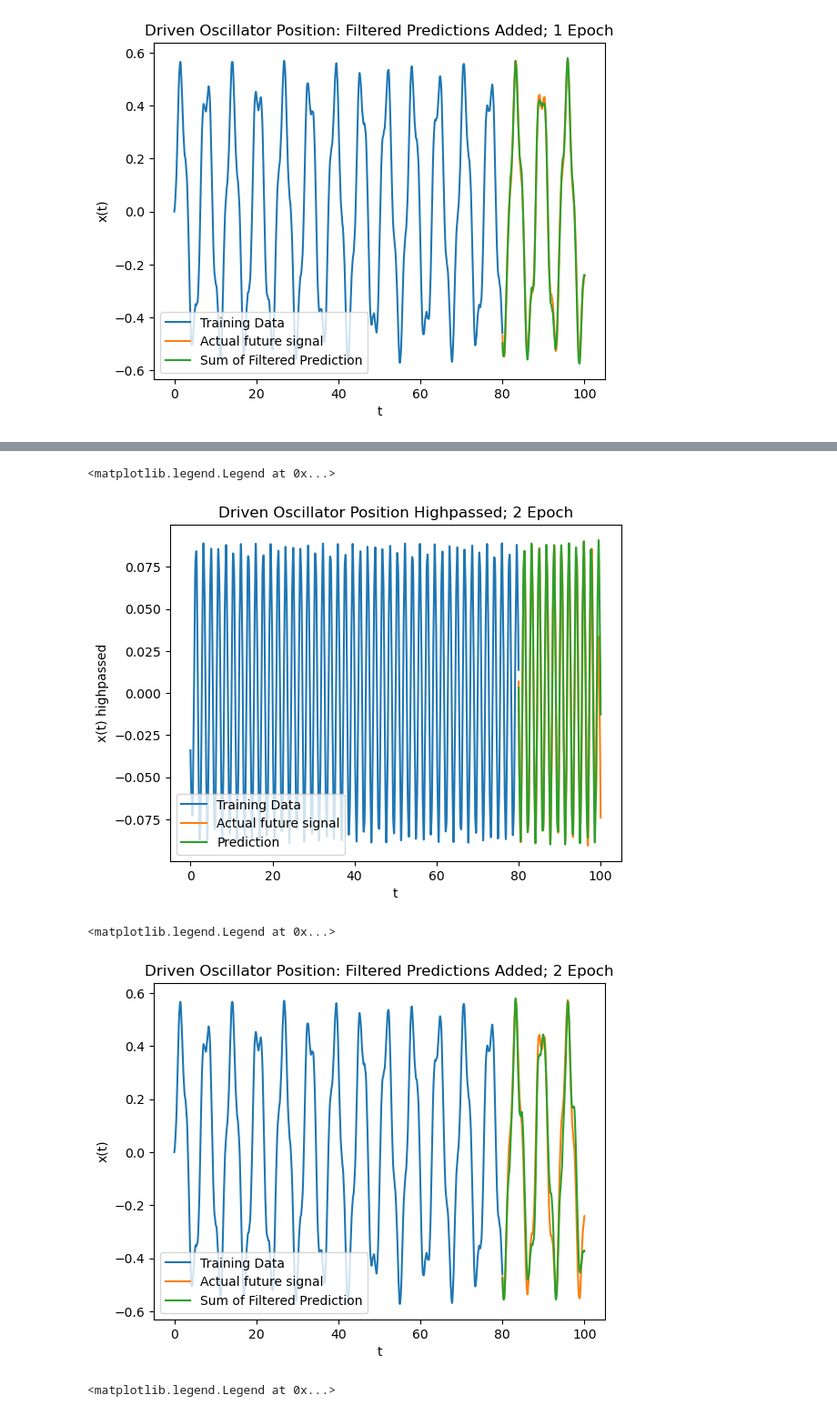
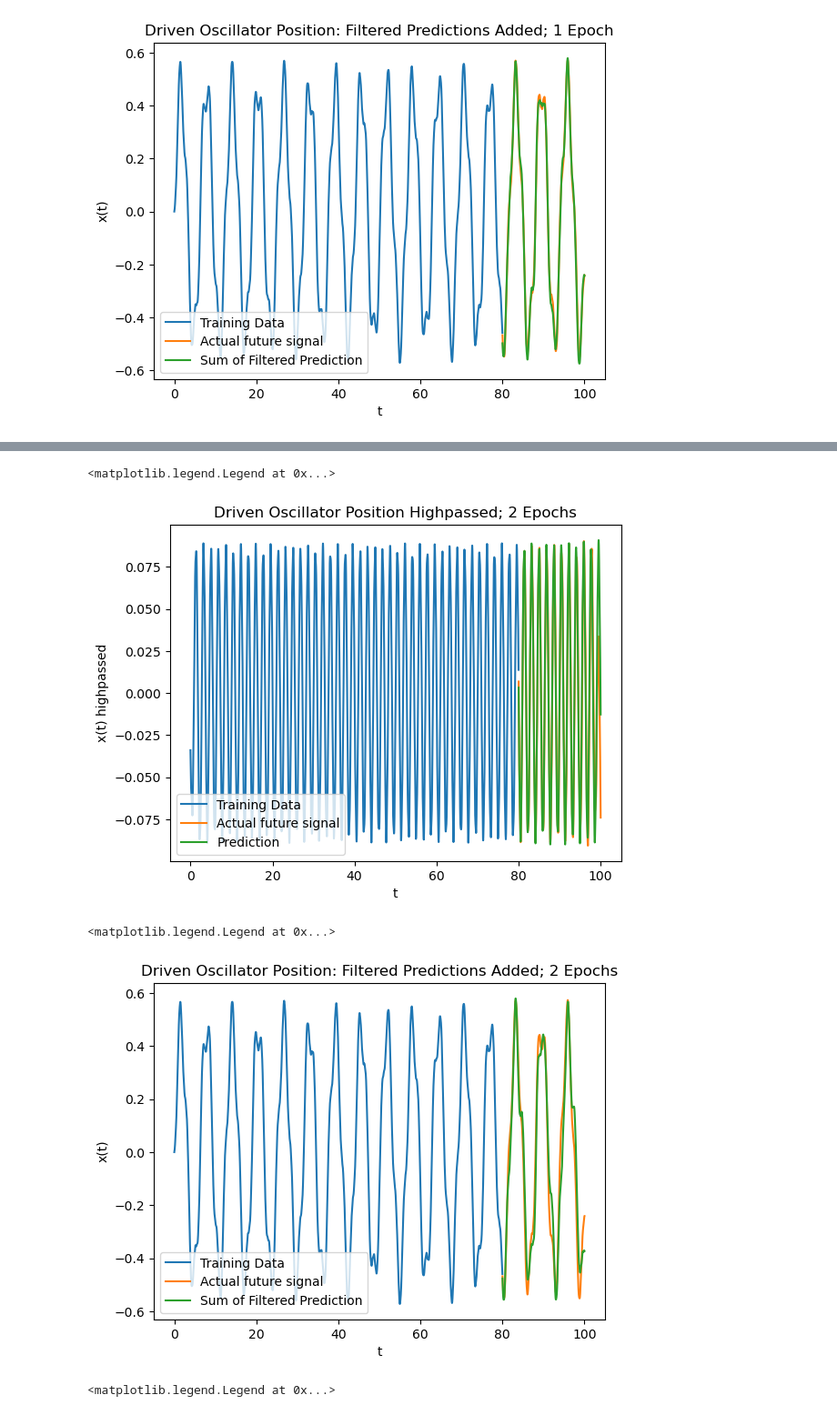
Before and after one commit to gaoadam/dynamicmodel, a Jupyter notebook: lstm_predictions_filtered.ipynb, the cells around one changed output, grey strips where cells are left out. Shown at 91% size. Cells and saved outputs as stored; diff of their text form; code cells hidden in the pictures.

```diff
--- a/lstm_predictions_filtered.ipynb
+++ b/lstm_predictions_filtered.ipynb
@@ -313,7 +313,7 @@ plt.legend(loc='lower left')
 # %%
 #Plot the actual signal
 fig = plt.figure()
-plt.title('Driven Oscillator Position Highpassed; {} Epoch'.format(str(epochs*2)))
+plt.title('Driven Oscillator Position Highpassed; {} Epochs'.format(str(epochs*2)))
 plt.xlabel('t')
 plt.ylabel('x(t) highpassed')
 plt.plot(df1['t'][0:len_train], df1['x_hp'][0:len_train], label='Training Data')
@@ -322,21 +322,21 @@ plt.plot(df1['t'][-1*len(array_prediction_hp2):],array_prediction_hp2, label='Pr
 plt.legend(loc='lower left')
 # %% [output]
 <matplotlib.legend.Legend at 0x...>
-[figure, old version]
+[figure, new version]
 # %%
 #Compare added filtered predictions
 #Plot the actual signal
 fig = plt.figure()
-plt.title('Driven Oscillator Position: Filtered Predictions Added; {} Epoch'.format(str(epochs*2)))
+plt.title('Driven Oscillator Position: Filtered Predictions Added; {} Epochs'.format(str(epochs*2)))
 plt.xlabel('t')
 plt.ylabel('x(t)')
 plt.plot(df1['t'][0:len_train], df1['x'][0:len_train], label='Training Data')
 plt.plot(df1['t'][-1*len(array_prediction_filtered2):], df1['x'][-1*len(array_prediction_filtered2):], label='Actual future signal')
 plt.plot(df1['t'][-1*len(array_prediction_filtered2):],array_prediction_filtered2, label='Sum of Filtered Prediction')
 plt.legend(loc='lower left')
 # %% [output]
 <matplotlib.legend.Legend at 0x...>
-[figure, old version]
+[figure, new version]
 # %%
 #Compare added filtered predictions
 #Plot the actual signal
```
Also changed, not shown: parts of 1 cell of this notebook.
